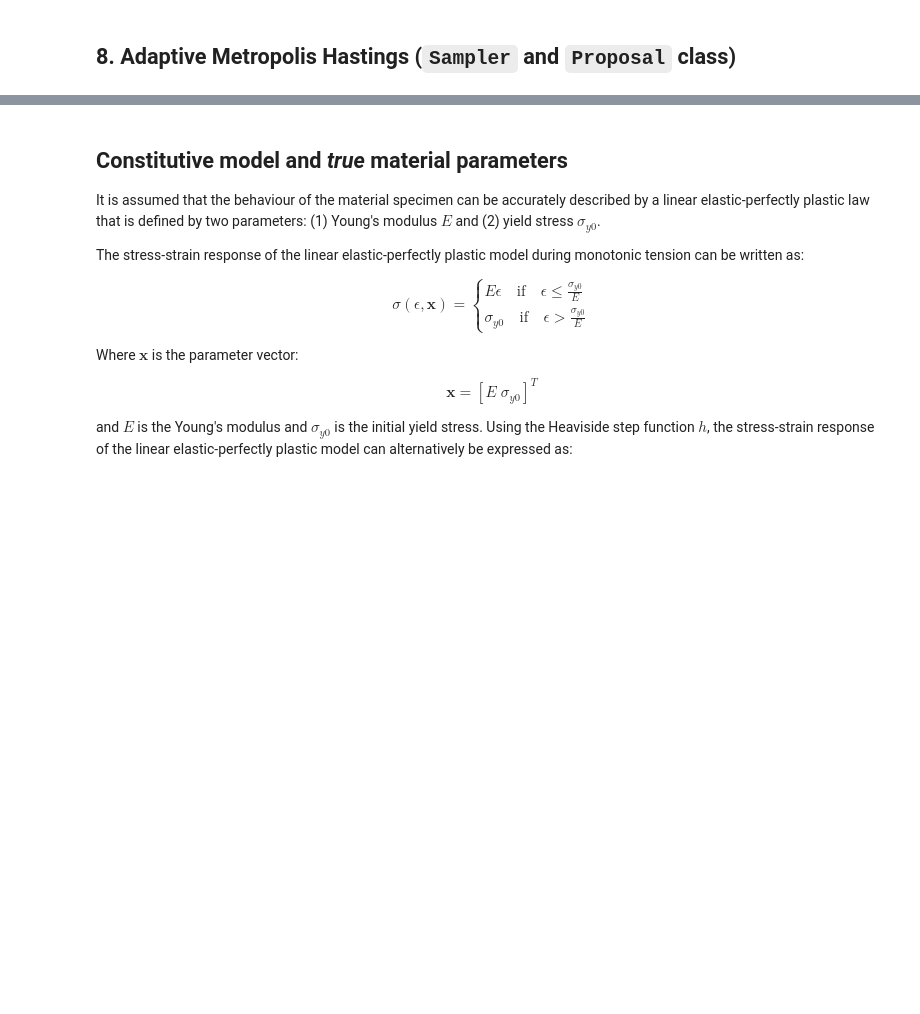
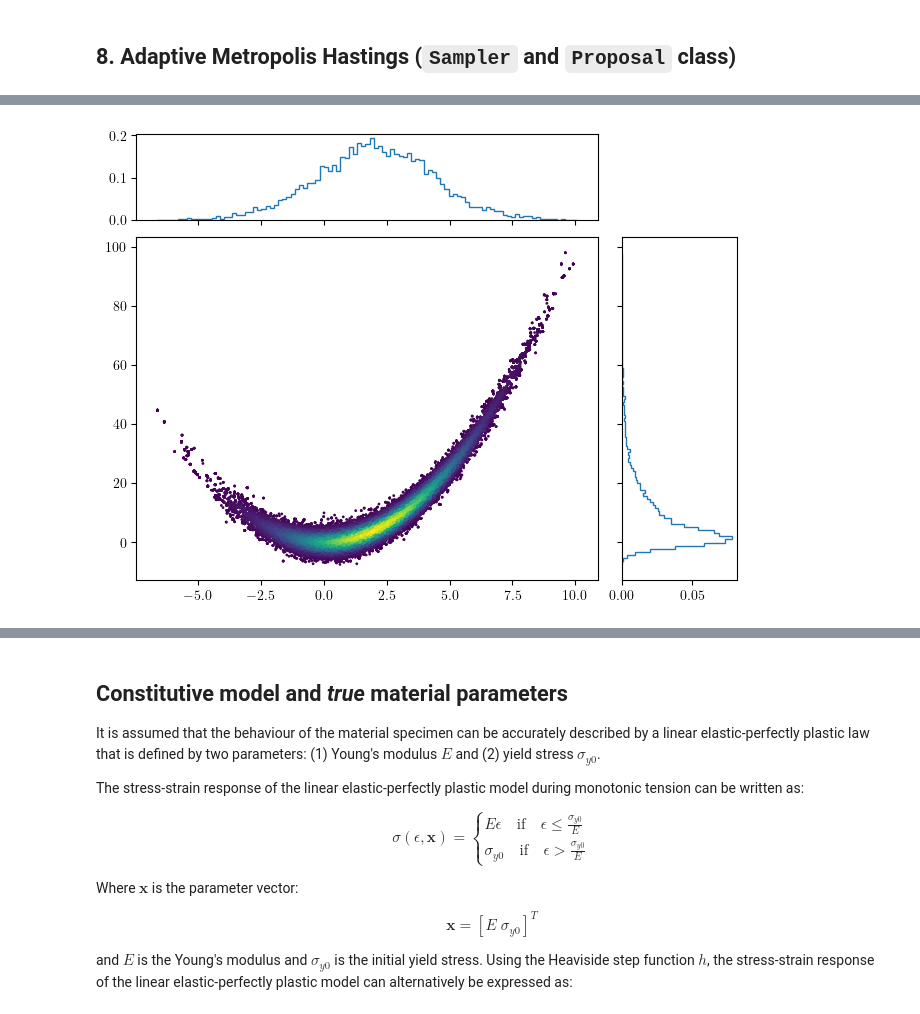
Before and after one commit to mark-hobbs/bayesian-inference-tutorial, a Jupyter notebook: examples/02-linear-elasticity-perfect-plasticity.ipynb, the cells around one changed output, grey strips where cells are left out. Cells and saved outputs as stored; diff of their text form; code cells hidden in the pictures; blank space fills up the shorter version.

Commit message:
Adding complex posterior distributions

```diff
--- a/examples/02-linear-elasticity-perfect-plasticity.ipynb
+++ b/examples/02-linear-elasticity-perfect-plasticity.ipynb
@@ -570,0 +605,4 @@ scatter_hist(samples[1000:, 0], samples[1000:, 1], p[1000:], ax, ax_histx, ax_hi
+# %%
+def banana(x):
+    x1, x2 = x
+    return np.exp(-0.1 * ((x2 - x1**2)**2 + (x1 - 2)**2))
@@ -570,0 +616,36 @@ scatter_hist(samples[1000:, 0], samples[1000:, 1], p[1000:], ax, ax_histx, ax_hi
+# %%
+class Posterior:
+
+    def __init__(self, distribution):
+        self.distribution = distribution
+
+    def evaluate(self, x):
+        """
+        Compute the posterior distribution for given model parameters and observed data.
+
+        Parameters
+        ----------
+        x : float or array-like
+            The value(s) of the model parameters.
+
+        Returns
+        -------
+        float or array-like
+            The posterior probability distribution for the given model parameters.
+        """
+        return self.distribution(x)
+# %%
+posterior = Posterior(distribution=banana)
+proposal = AdaptiveProposal(cov=np.eye(2), step_size=[1, 1])
+mh = Sampler(posterior, proposal, 1e5, np.array([0, 10]))
+mh.sample()
+samples = mh.get_samples()
+# %%
+fig = plt.figure(layout='constrained')
+ax = fig.add_gridspec(top=0.75, right=0.75).subplots()
+ax_histx = ax.inset_axes([0, 1.05, 1, 0.25], sharex=ax)
+ax_histy = ax.inset_axes([1.05, 0, 0.25, 1], sharey=ax)
+p = [posterior.evaluate(sample) for sample in samples] # TODO: save this in the Sampler class
+scatter_hist(samples[:, 0], samples[:, 1], p, ax, ax_histx, ax_histy)
+# %% [output]
+[figure, added]
```
Also changed, not shown: parts of 13 cells of this notebook.
